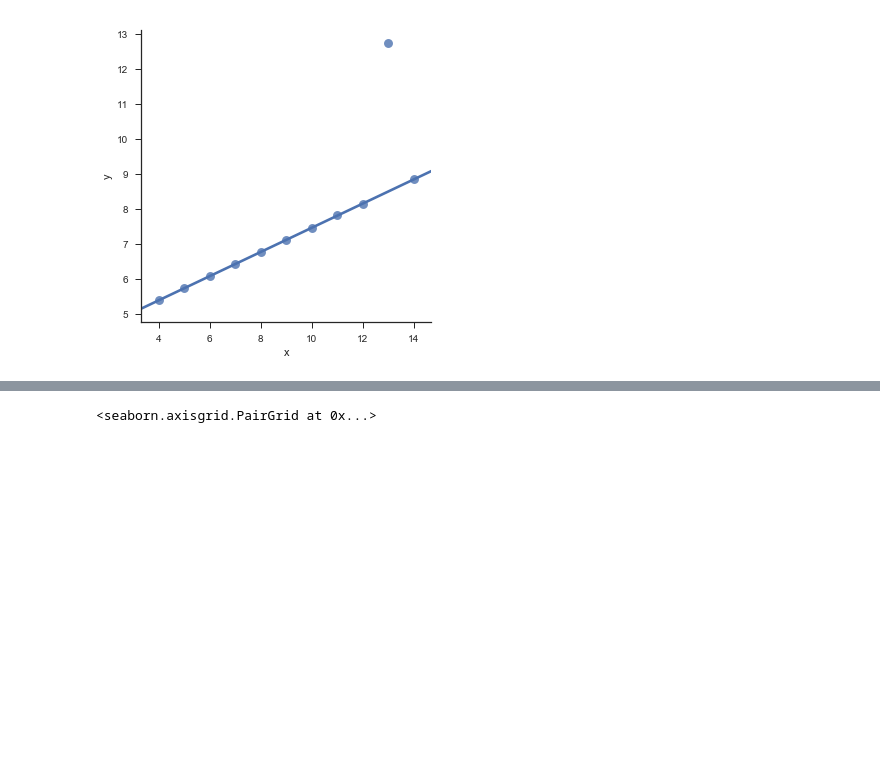
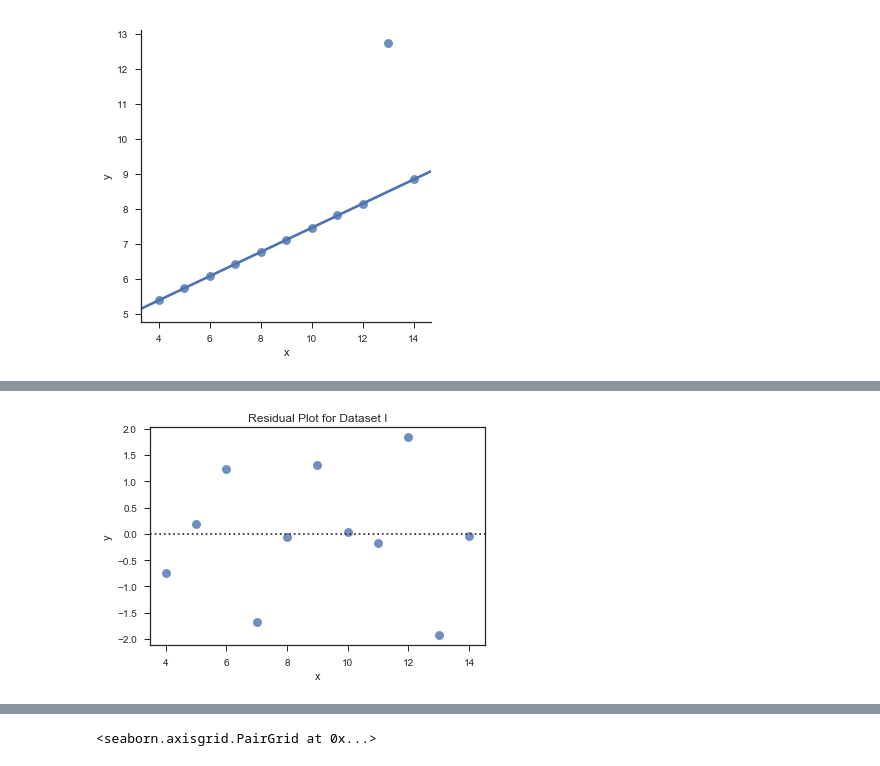
Before and after one commit to peterdt713/Fundamentals_Data_Analysis_Assignment, a Jupyter notebook: Anscombe’s quartet dataset - Research.ipynb, the cells around one changed output, grey strips where cells are left out. Saved outputs shown, nothing was run; the diff lists cells and outputs as text; code cells hidden in the pictures; blank space fills up the shorter version.

```diff
--- a/Anscombe’s quartet dataset - Research.ipynb
+++ b/Anscombe’s quartet dataset - Research.ipynb
@@ -114,0 +145,9 @@ In the presence of outliers, it can be useful to fit a robust regression, which
+# %%
+# Residual Plots - Dataset I - Seaborn Documentation
+sns.residplot(x="x", y="y", data=df.query("dataset == 'I'"),
+scatter_kws={"s": 80});
+
+plt.title("Residual Plot for Dataset I")
+plt.show()
+# %% [output]
+[figure, added]
```
Also changed, not shown: parts of 10 cells of this notebook.
